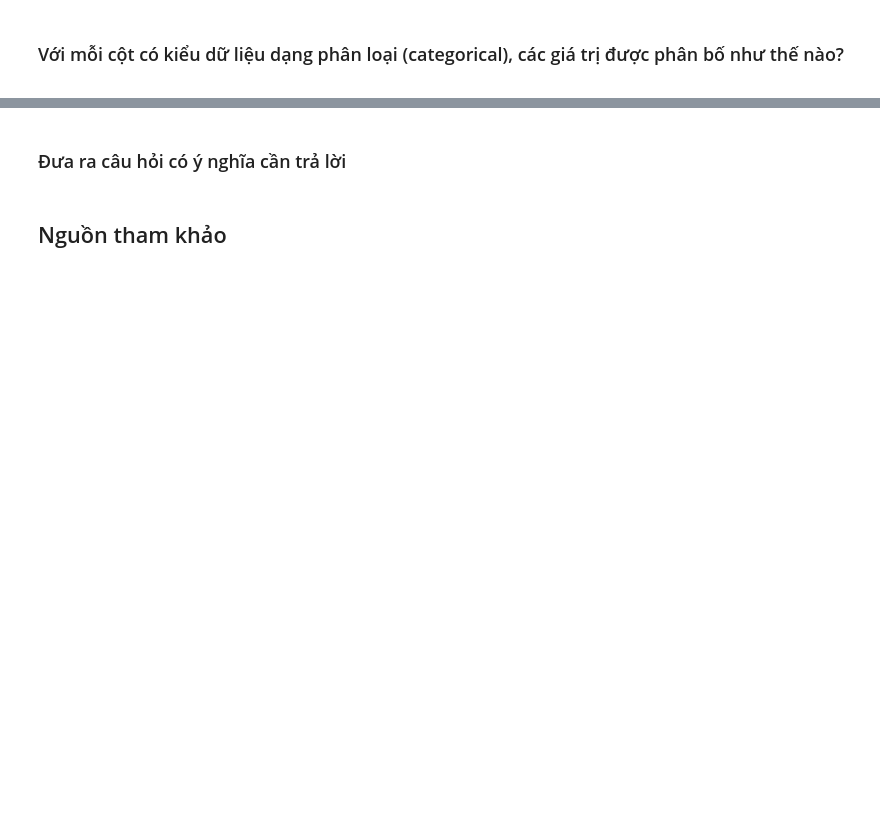
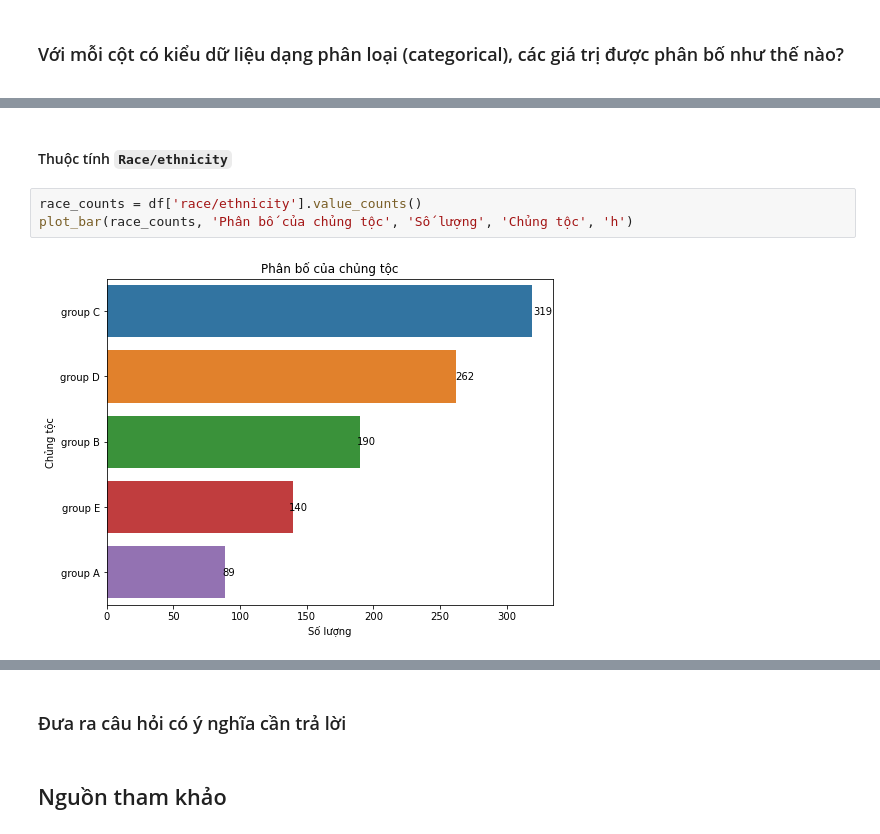
Before and after one commit to PNTAN19/LTKHDL, a Jupyter notebook: Students_Performance.ipynb, the cells around one changed output, grey strips where cells are left out. Drawn from its saved outputs; the diff is of its cells as text; blank space fills up the shorter version.

```diff
--- a/Students_Performance.ipynb
+++ b/Students_Performance.ipynb
@@ -270,0 +371,7 @@ Dựa vào biểu đồ trực quan của dữ liệu `writing score`:
+# %% [markdown]
+#### Thuộc tính `Race/ethnicity`
+# %%
+race_counts = df['race/ethnicity'].value_counts()
+plot_bar(race_counts, 'Phân bố của chủng tộc', 'Số lượng', 'Chủng tộc', 'h')
+# %% [output]
+[figure, added]
```
Also changed, not shown: parts of 45 cells of this notebook.
